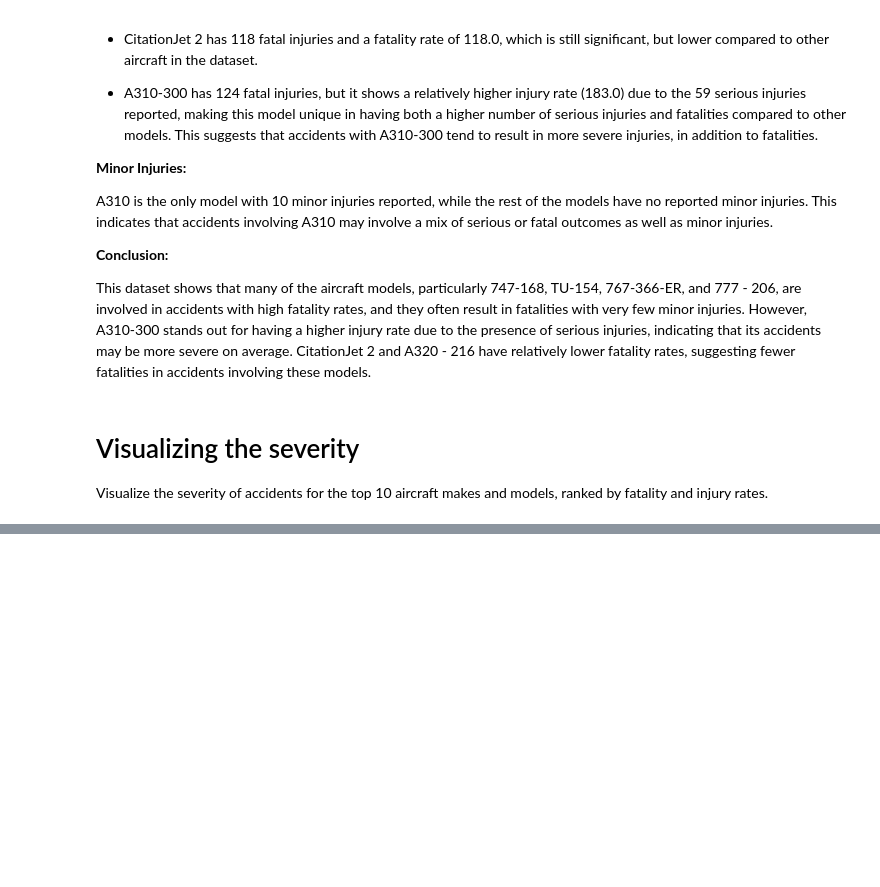
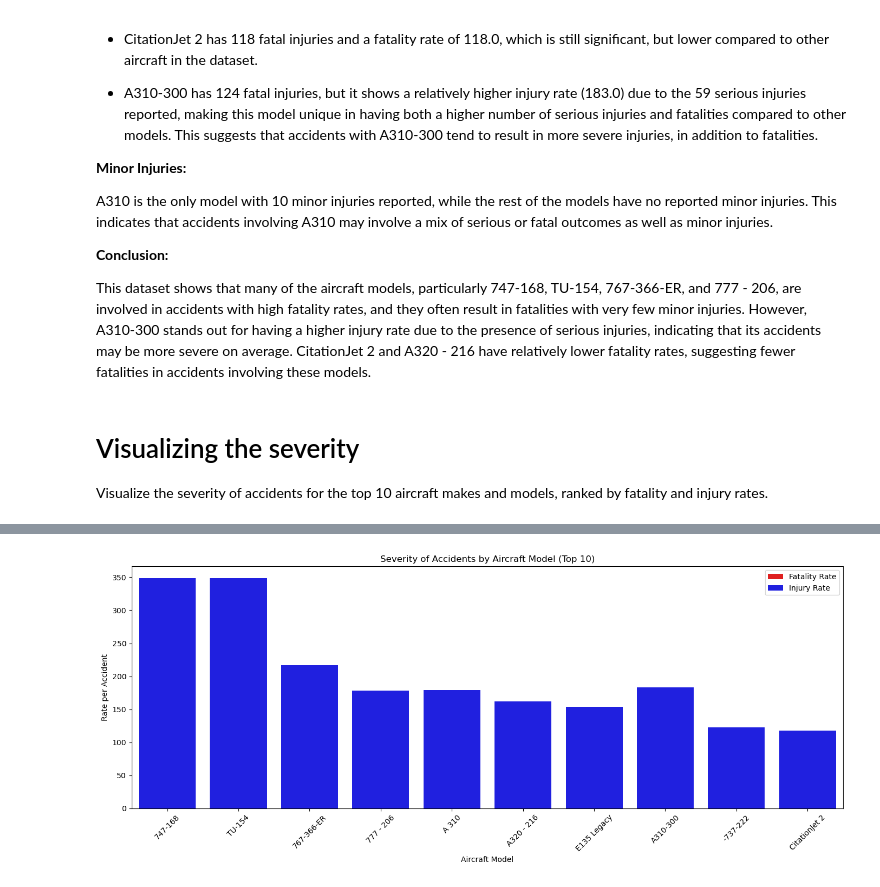
Before and after one commit to Irene-coder-dot/dsc-phase-1-project-v3, a Jupyter notebook: student.ipynb, the cells around one changed output, grey strips where cells are left out. Drawn from its saved outputs; the diff is of its cells as text; code cells hidden in the pictures; blank space fills up the shorter version.

```diff
--- a/student.ipynb
+++ b/student.ipynb
@@ -416,0 +420,15 @@ The analyzing of accident trends over time shows whether the number of accidents
+# %%
+# Plotting Top 10 Aircraft Models
+plt.figure(figsize=(14, 6))
+sns.barplot(x=top_10_models.index, y=top_10_models['fatality_rate'], color='red', label='Fatality Rate')
+sns.barplot(x=top_10_models.index, y=top_10_models['injury_rate'], color='blue',  label='Injury Rate')
+
+plt.title("Severity of Accidents by Aircraft Model (Top 10)")
+plt.ylabel("Rate per Accident")
+plt.xlabel("Aircraft Model")
+plt.xticks(rotation=45)
+plt.legend()
+plt.tight_layout()
+plt.show();
+# %% [output]
+[figure, added]
```
Also changed, not shown: parts of 18 cells of this notebook.
